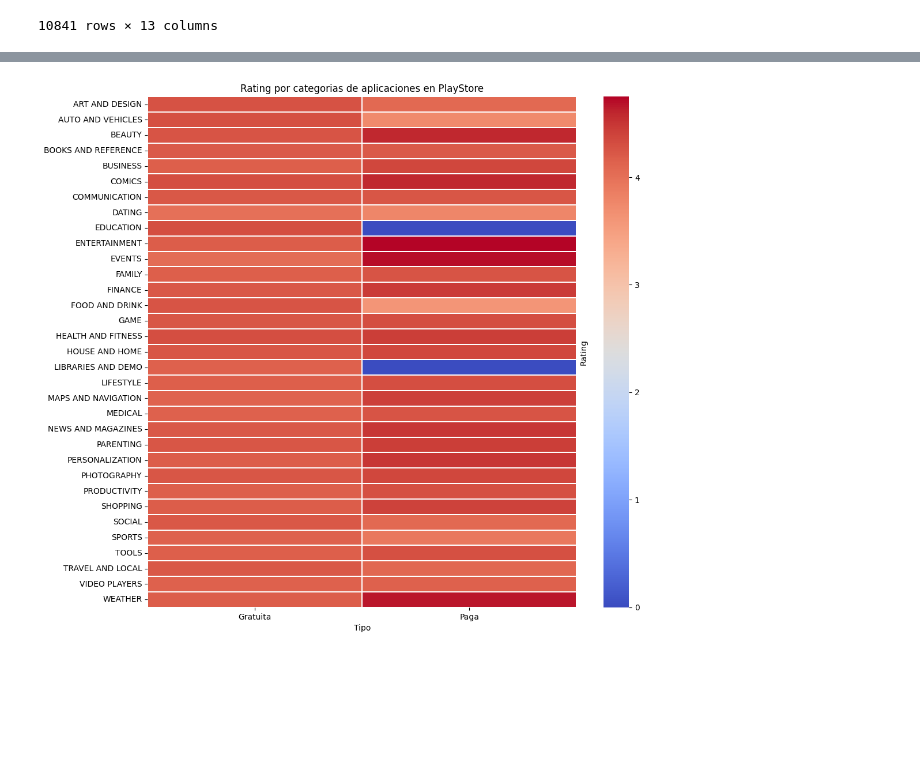
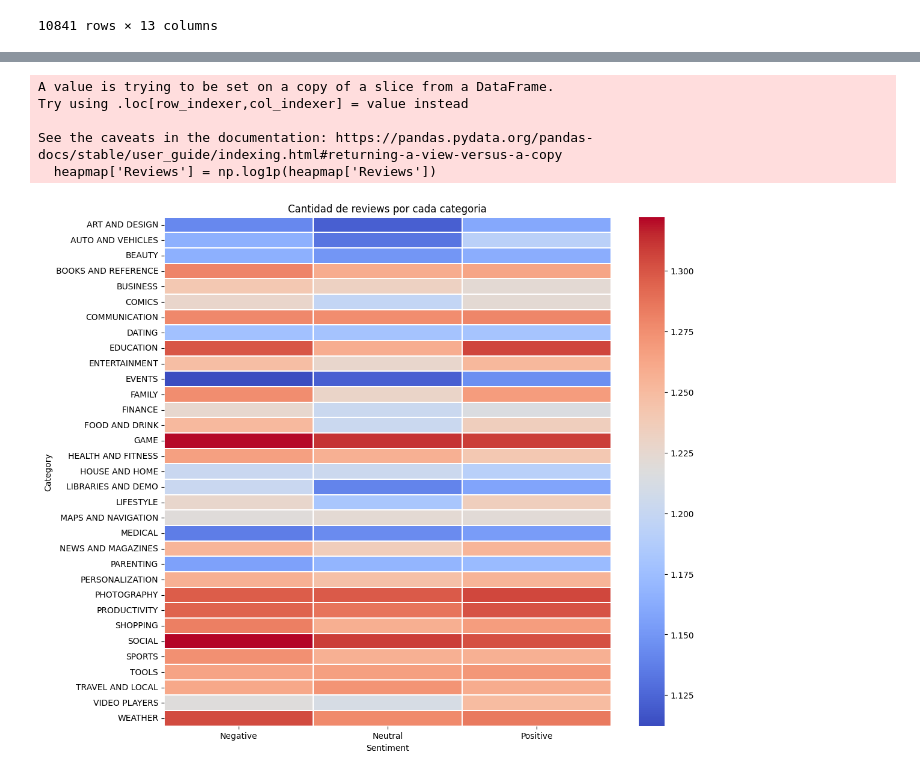
Before and after one commit to isaiascabreraa/TP1-CienciaDeDatos-FIUBA, a Jupyter notebook: Visualizaciones/HEATMAP.ipynb, the cells around one changed output, grey strips where cells are left out. Drawn from its saved outputs; the diff is of its cells as text; code cells hidden in the pictures; blank space fills up the shorter version.

```diff
--- a/Visualizaciones/HEATMAP.ipynb
+++ b/Visualizaciones/HEATMAP.ipynb
@@ -46,0 +54,2 @@ array([4.1, 3.9, 4.7, 4.5, 4.3, 4.4, 3.8, 4.2, 4.6, 3.2, 4. , 4.8, 4.9,
+# %%
+heapmap = merged_info[['Category','Reviews','Sentiment']]
@@ -47 +58,6 @@ array([4.1, 3.9, 4.7, 4.5, 4.3, 4.4, 3.8, 4.2, 4.6, 3.2, 4. , 4.8, 4.9,
+# %%
+#heapmap es tipo objetct y quisiera asegurarme que sean de tipo numerico asi que los convierto y lo que no se pudo convertir lo quito.
+heapmap["Reviews"] = pd.to_numeric(heapmap["Reviews"], errors='coerce')
+heapmap["Reviews"] = heapmap["Reviews"].dropna()
+heapmap['Reviews'].describe()
 # %%
@@ -120,0 +75,3 @@ See the caveats in the documentation: https://pandas.pydata.org/pandas-docs/stab
+# %%
+#Quito los _ para una mejora visibilidad en el grafico
+heapmap['Category'] = heapmap['Category'].str.replace('_',' ')
@@ -121,13 +96,23 @@ See the caveats in the documentation: https://pandas.pydata.org/pandas-docs/stab
 # %%
-table = heatmap.pivot_table(values='Valoraciones',index='Categorias',columns='Tipo',aggfunc='mean',fill_value=0)
+heapmap["Category"] = heapmap["Category"].explode("Category")
+table = heapmap.pivot_table(values='Reviews',index='Category',columns='Sentiment',aggfunc='mean',fill_value=0)
+table
+# %%
+#Notamos que la mayoria de valores son mas cercanos a lo "chico" y solo unos pocos tienen un valor exorbitante entonces aplicamos un logaritmos
+# a todos los elementos de review. La transformación logarítmica nos es útil ya que los datos tienen una amplia gama de valores y deseamos resaltar
+# las diferencias en los valores más pequeños mientras controlamos la escala de los valores más grandes.
+heapmap['Reviews'] = np.log1p(heapmap['Reviews'])
+# %% [output]
+A value is trying to be set on a copy of a slice from a DataFrame.
+Try using .loc[row_indexer,col_indexer] = value instead
+
+See the caveats in the documentation: https://pandas.pydata.org/pandas-docs/stable/user_guide/indexing.html#returning-a-view-versus-a-copy
+  heapmap['Reviews'] = np.log1p(heapmap['Reviews'])
 # %%
-plt.figure(figsize=(12, 11.5))
+plt.figure(figsize=(12, 11))
 mi_paleta = sns.color_palette("coolwarm", as_cmap=True)
 sns.heatmap(table, cmap= mi_paleta, square=False, linewidths=0.01)
-plt.title("Rating por categorias de aplicaciones en PlayStore")
-
-plt.gca().yaxis.set_label_position("right")
-label = plt.gca().set_ylabel("Rating")
+plt.title("Cantidad de reviews por cada categoria")
 plt.show()
 # %% [output]
-[figure, old version]
+[figure, new version]
```
Also changed, not shown: parts of 23 cells of this notebook.
